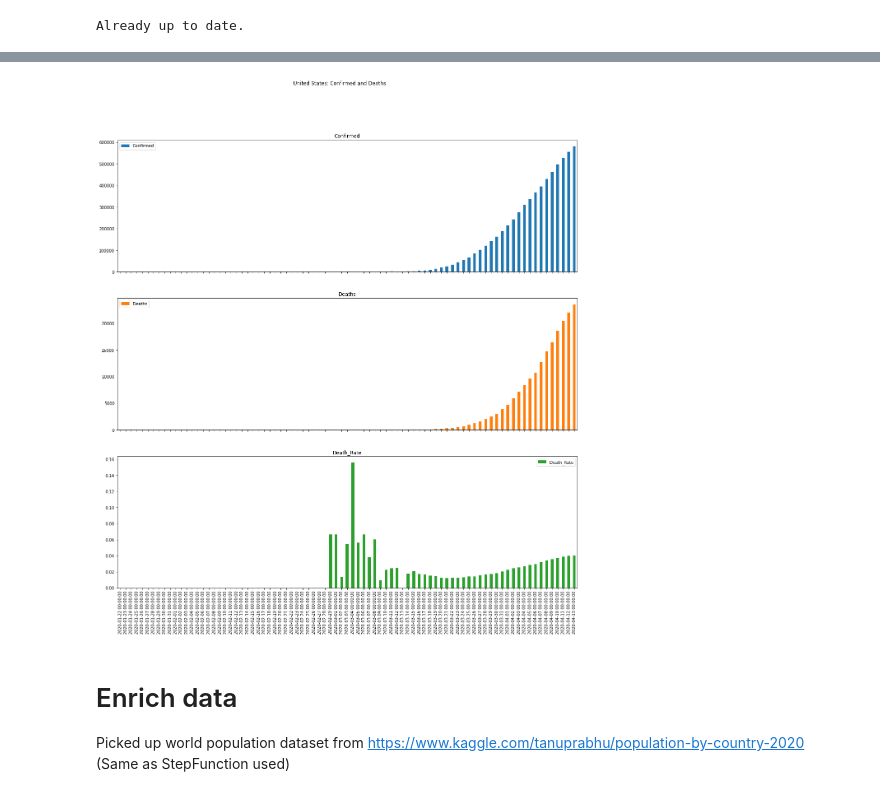
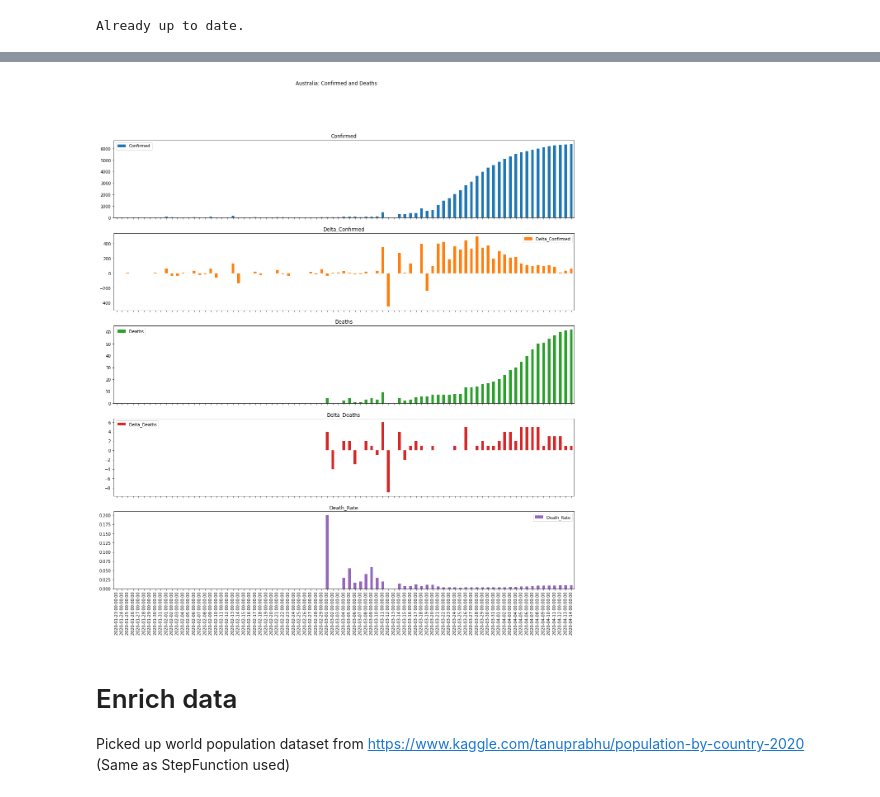
Before and after one commit to atulvarshneya/covid19-analysis, a Jupyter notebook: eda.ipynb, the cells around one changed output, grey strips where cells are left out. Saved outputs shown, nothing was run; the diff lists cells and outputs as text; code cells hidden in the pictures.

```diff
--- a/eda.ipynb
+++ b/eda.ipynb
@@ -164,6 +169,6 @@ Update on 2020-04-13 00:00:00 (day 83) Confirmed: 1906699.0 Deaths: 119289.0 Dea
 # %%
 ## Display countrywise stats
-country = "United States"
+country = "Australia"
 show_country_stats = True
 show_country_plots = True
 
@@ -180,9 +185,13 @@ end_date = csse_country["Last_Update_Date"].max()
 
 idx = pd.date_range(start_date, end_date)
 csse_country_agg = csse_country_agg.reindex(idx, fill_value=0)
-
 missing_dts = pd.date_range(start = start_date, end = end_date ).difference(csse_country_agg.index)
 print("[ Missing dates:", len(missing_dts),"]")
+
+csse_country_agg['Prev_Confirmed'] = csse_country_agg['Confirmed'].shift(1)
+csse_country_agg = csse_country_agg.assign(Delta_Confirmed = lambda x: (x.Confirmed) - x.Prev_Confirmed)
+csse_country_agg['Prev_Deaths'] = csse_country_agg['Deaths'].shift(1)
+csse_country_agg = csse_country_agg.assign(Delta_Deaths = lambda x: (x.Deaths) - x.Prev_Deaths)
 
 if show_country_stats:
     print("Data from:",start_date, "till:", end_date)
@@ -192,7 +201,7 @@ if show_country_stats:
           "Deaths:",csse_country_agg.at[end_date, "Deaths"],
           "Death Rate: {:.2f}%".format(100 * csse_country_agg.at[end_date,"Death_Rate"]))
 if show_country_plots:
-    ax = csse_country_agg.plot(kind='bar', y = ['Confirmed','Deaths','Death_Rate'], title="{}: Confirmed and Deaths".format(country), figsize=(20,20), subplots=True)
+    ax = csse_country_agg.plot(kind='bar', y = ['Confirmed','Delta_Confirmed','Deaths','Delta_Deaths','Death_Rate'], title="{}: Confirmed and Deaths".format(country), figsize=(20,20), subplots=True)
     plt.show()
 # %% [output]
 [ Missing dates: 0 ]
@@ -201,4 +210,4 @@ Update on 2020-04-13 00:00:00 (day 83) Confirmed: 580619.0 Deaths: 23529.0 Death
-[figure, old version]
+[figure, new version]
 # %% [markdown]
 # Enrich data
 Picked up world population dataset from https://www.kaggle.com/tanuprabhu/population-by-country-2020 (Same as StepFunction used)
```
Also changed, not shown: parts of 5 cells of this notebook.
